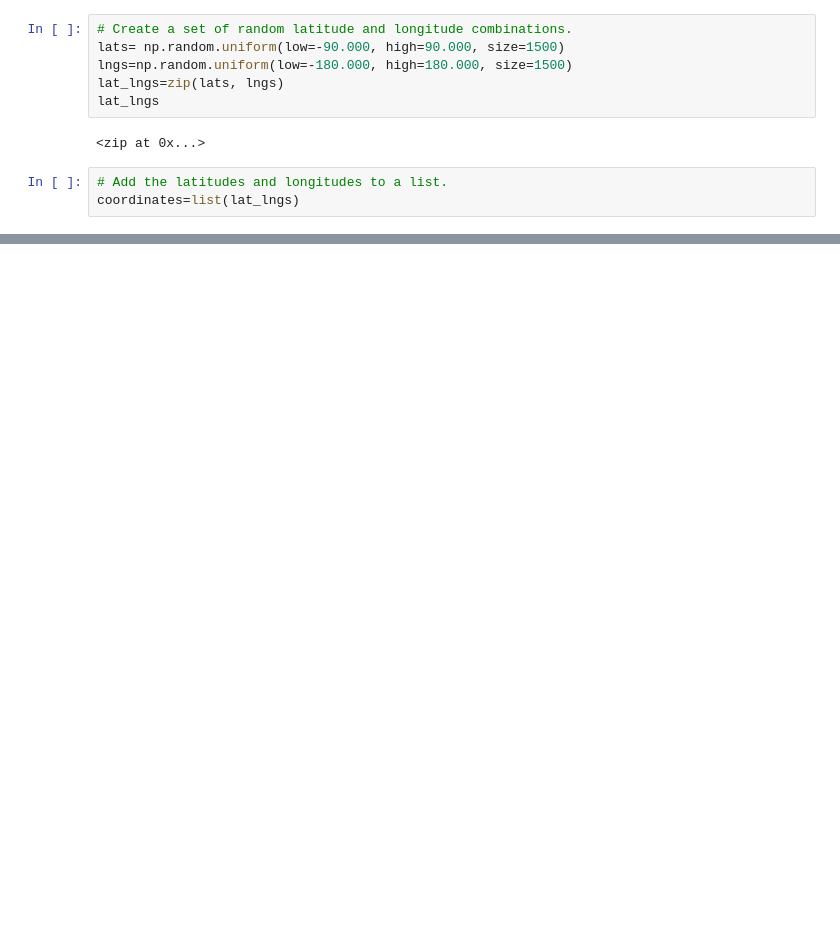
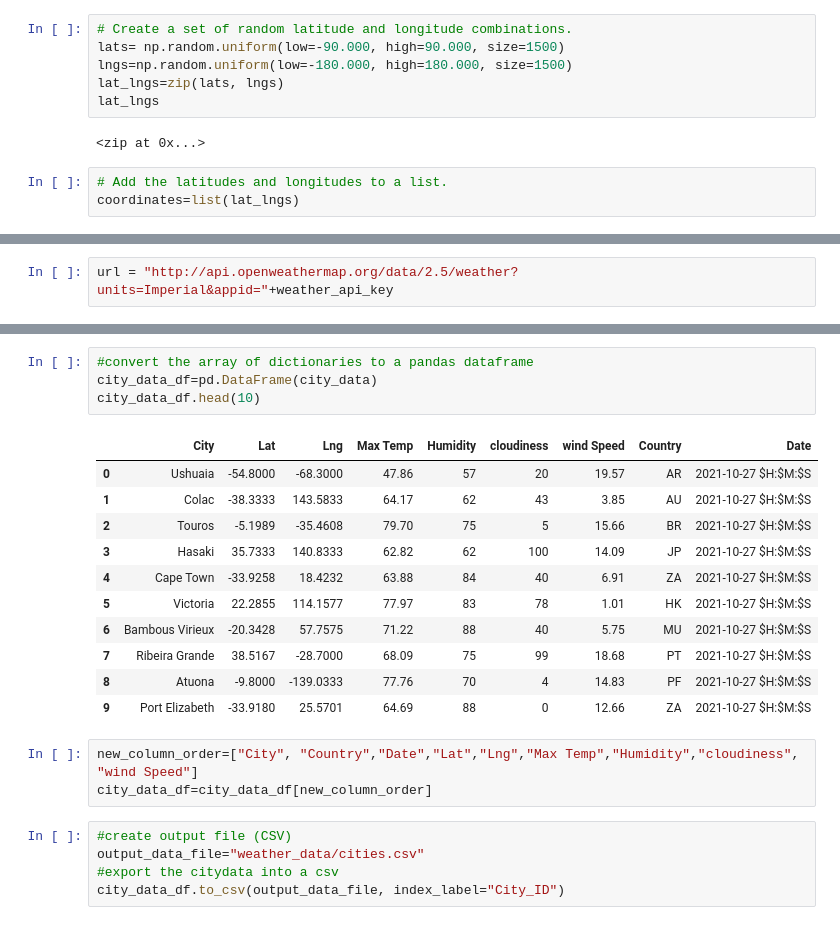
Before and after one commit to Melberoni/World_Weather_Analysis, a Jupyter notebook: WeatherPy.ipynb, the cells around one changed output, grey strips where cells are left out. Drawn from its saved outputs; the diff is of its cells as text; blank space fills up the shorter version.

```diff
--- a/WeatherPy.ipynb
+++ b/WeatherPy.ipynb
@@ -34,0 +40,2 @@ len(cities)
+# %%
+url = "http://api.openweathermap.org/data/2.5/weather?units=Imperial&appid="+weather_api_key
@@ -34,0 +121,24 @@ len(cities)
+# %%
+#convert the array of dictionaries to a pandas dataframe
+city_data_df=pd.DataFrame(city_data)
+city_data_df.head(10)
+# %% [output]
+|  | City | Lat | Lng | Max Temp | Humidity | cloudiness | wind Speed | Country | Date |
+| 0 | Ushuaia | -54.8000 | -68.3000 | 47.86 | 57 | 20 | 19.57 | AR | 2021-10-27 $H:$M:$S |
+| 1 | Colac | -38.3333 | 143.5833 | 64.17 | 62 | 43 | 3.85 | AU | 2021-10-27 $H:$M:$S |
+| 2 | Touros | -5.1989 | -35.4608 | 79.70 | 75 | 5 | 15.66 | BR | 2021-10-27 $H:$M:$S |
+| 3 | Hasaki | 35.7333 | 140.8333 | 62.82 | 62 | 100 | 14.09 | JP | 2021-10-27 $H:$M:$S |
+| 4 | Cape Town | -33.9258 | 18.4232 | 63.88 | 84 | 40 | 6.91 | ZA | 2021-10-27 $H:$M:$S |
+| 5 | Victoria | 22.2855 | 114.1577 | 77.97 | 83 | 78 | 1.01 | HK | 2021-10-27 $H:$M:$S |
+| 6 | Bambous Virieux | -20.3428 | 57.7575 | 71.22 | 88 | 40 | 5.75 | MU | 2021-10-27 $H:$M:$S |
+| 7 | Ribeira Grande | 38.5167 | -28.7000 | 68.09 | 75 | 99 | 18.68 | PT | 2021-10-27 $H:$M:$S |
+| 8 | Atuona | -9.8000 | -139.0333 | 77.76 | 70 | 4 | 14.83 | PF | 2021-10-27 $H:$M:$S |
+| 9 | Port Elizabeth | -33.9180 | 25.5701 | 64.69 | 88 | 0 | 12.66 | ZA | 2021-10-27 $H:$M:$S |
+# %%
+new_column_order=["City", "Country","Date","Lat","Lng","Max Temp","Humidity","cloudiness", "wind Speed"]
+city_data_df=city_data_df[new_column_order]
+# %%
+#create output file (CSV)
+output_data_file="weather_data/cities.csv"
+#export the citydata into a csv
+city_data_df.to_csv(output_data_file, index_label="City_ID")
```
Also changed, not shown: parts of 3 cells of this notebook, 3 other files.
